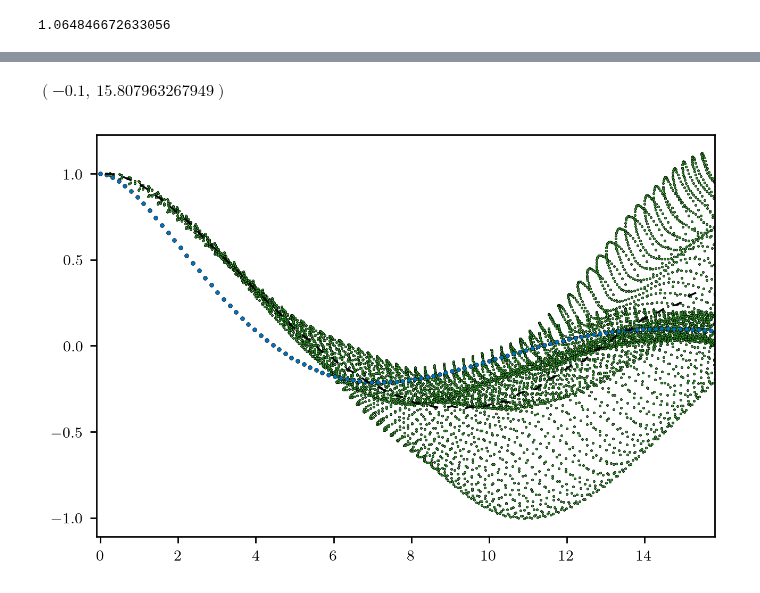
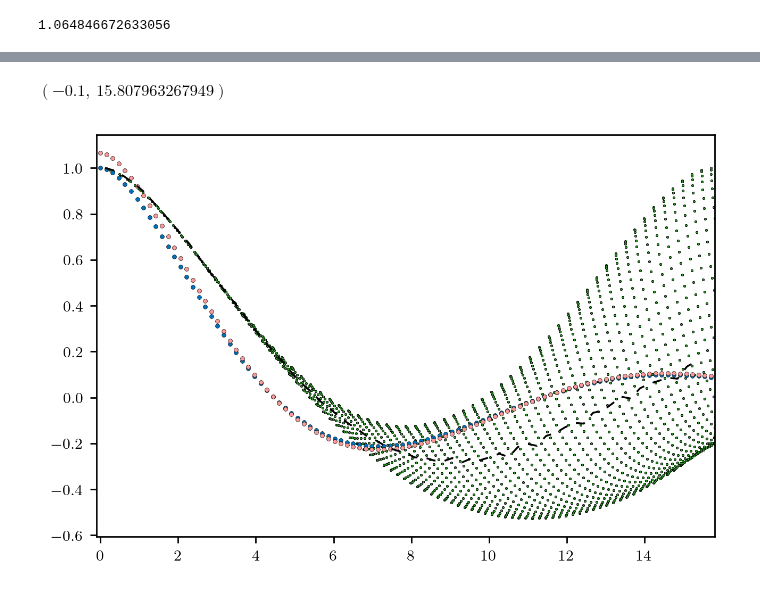
Before and after one commit to mab68/Kea, a Jupyter notebook: example_notebooks/methods/acf.ipynb, the cells around one changed output, grey strips where cells are left out. Drawn from its saved outputs; the diff is of its cells as text; code cells hidden in the pictures.

```diff
--- a/example_notebooks/methods/acf.ipynb
+++ b/example_notebooks/methods/acf.ipynb
@@ -39,7 +39,7 @@ acfs = []
 bin_acfs = []
 for i, f in enumerate(fields):
     lv = statfunc_base.get_all_lagvecs([2*n for n in grid_dims])
-    acf = corr.process_lags(f, f, lv, lenn=phys_dims, shape=[2*n for n in grid_dims], periodic=False)
+    acf = corr.process_lags(f, f, lv, lenn=phys_dims, shape=[2*n for n in grid_dims], periodic=True)
     acfs.append(acf)
 
     lvm = statfunc_base.get_lagvec_magnitude_array([2*n for n in grid_dims]) * dx
@@ -113,7 +113,13 @@ Ef = sp_E / sig
 Esig = sp.integrate(2. * (2. * sp.pi * k * Ef) / (2.*sp.pi)**2, (k, 0., sp.oo))
 
 sp_l = sp.symbols('l', positive=True, real=True)
-sp_acf = sp.integrate(2. * (2.* sp.pi * k * Ef) * sp.besselj(0, k*sp_l) / (2.*sp.pi)**2, (k, 0., sp.oo))
+
+Ef2 = k**(-a) / Esig
+sp_int2 = 2. * (2. * np.pi * k * Ef2) * sp.besselj(0, k*sp_l) / (2. * np.pi)**2
+## TODO: Numerically integrate
+
+sp_int = 2. * (2. * sp.pi * k * Ef) * sp.besselj(0, k*sp_l) / (2. * sp.pi)**2
+sp_acf = sp.integrate(sp_int, (k, 0., sp.oo))
 
 #sp_E2 = sp.integrate(2. * (2. * np.pi)**2 * sp_acf * sp.besselj(0, k*sp_l) * (k*sp_l), (sp_l, dx, L))
 
@@ -171,0 +169,14 @@ $\displaystyle \left( 1.0 \cdot 10^{-5}, \  100.0\right)$
+# %%
+lam_int = sp.lambdify((k, sp_l), sp_int2, modules=['scipy', 'numpy'])
+
+from scipy.integrate import quad
+
+def integrand(x, l):
+    return lam_int(x, l)
+
+for _l in np.linspace(0., L, 100):
+    ii = quad(integrand, kmin, kmax, args=(_l,))[0]
+    plt.scatter(_l, ii, marker='o', s=5., color=c[0], zorder=2, linewidth=0.2, edgecolor='black')
+
+#for _k in np.linspace(0., np.pi*N/L, 100):
+#plt.scatter(_k, lam_E(_k), marker='o', s=5., color=c[0], zorder=2, linewidth=0.2, edgecolor='black')
@@ -172,19 +185,23 @@ $\displaystyle \left( 1.0 \cdot 10^{-5}, \  100.0\right)$
 # %%
 
 lam_acf = sp.lambdify(sp_l, sp_acf, modules=['scipy', 'numpy', 'mpmath'])
 for _l in np.linspace(0., L, 100):
     plt.scatter(_l, lam_acf(_l), marker='o', s=5., color=c[0], zorder=2, linewidth=0.2, edgecolor='black')
+
+for _l in np.linspace(0., L, 100):
+    ii = quad(integrand, kmin, kmax, args=(_l,))[0]
+    plt.scatter(_l, ii, marker='o', s=5., color=c[3], zorder=2, linewidth=0.2, edgecolor='black')
 
 lvm = statfunc_base.get_lagvec_magnitude_array([2*n + 1 for n in grid_dims]) * dx
 acf = acfs[IDX]
 lvm = statfunc_base.cut_at_lag(lvm, N)
 acf = statfunc_base.cut_at_lag(acf, N)
 
 bin_l, bin_acf, w = bin_acfs[IDX]
 
 plt.scatter(lvm, acf, marker='.', s=5., color=c[2], zorder=0, linewidth=0.2, edgecolor='black')
 plt.plot(bin_l, bin_acf, linewidth=1., linestyle=(0, (5,5)), color='black')
 plt.xlim((0-0.1, L+0.1))
 # %% [output]
 $\displaystyle \left( -0.1, \  15.807963267949\right)$
-[figure, old version]
+[figure, new version]
```
Also changed, not shown: parts of 6 cells of this notebook, 2 other files.
